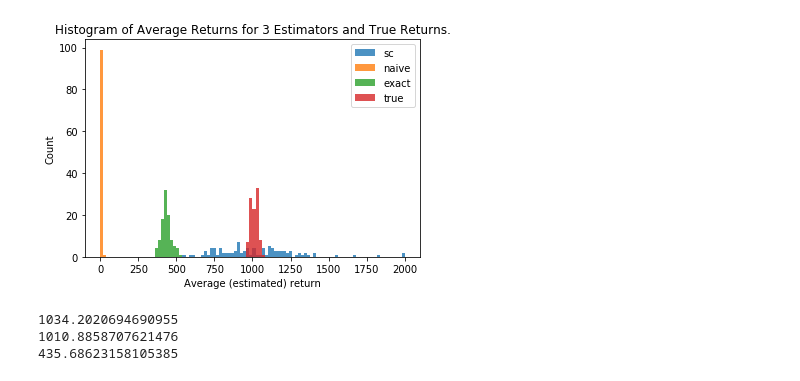
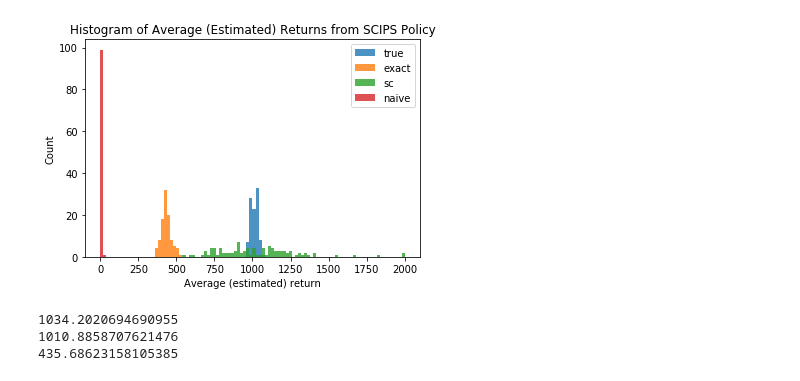
Before and after one commit to blepfo/RL-MDPs, a Jupyter notebook: Untitled.ipynb, the cells around one changed output. Drawn from its saved outputs; the diff is of its cells as text; code cells hidden in the pictures.

```diff
--- a/Untitled.ipynb
+++ b/Untitled.ipynb
@@ -4,2 +5,12 @@ import pickle
 
 m=100
+# %%
+rmses_naive_random = pickle.load(open('rmses_native_random.pickle', 'rb'))
+rmses_sc_random = pickle.load(open('rmses_sc_random.pickle', 'rb'))
+perfect_returns_random = pickle.load(open('perfect_returns_random.pickle', 'rb'))
+naive_returns_random = pickle.load(open('naive_returns_random.pickle', 'rb'))
+sc_returns_random = pickle.load(open('sc_returns_random.pickle', 'rb'))
+true_returns_random = pickle.load(open('true_returns_random.pickle', 'rb'))
+
+# s=5, a=5, l=4, m=100, T=20, reward=100 +- 1
+# 100 samples
@@ -5,0 +41,6 @@ m=100
+# %%
+rmses_naive_0 = pickle.load(open('rmses_native_0.pickle', 'rb'))
+rmses_sc_0 = pickle.load(open('rmses_sc_0.pickle', 'rb'))
+
+# s=9, a=5, l=4, m=100, T=20, reward = 0 +- 1
+# 1000 samples
@@ -30,17 +84,17 @@ plt.show()
 # %%
 binwidth = 20
 bins = np.arange(0, 2000 + binwidth, binwidth)
+plt.hist(true_returns_100, label='true', bins=bins, alpha=0.8)
+plt.hist(perfect_returns_100, label='exact', bins=bins, alpha=0.8)
 plt.hist(sc_returns_100, label='sc', bins=bins, alpha=0.8)
 plt.hist(naive_returns_100, label='naive', bins=bins, alpha=0.8)
-plt.hist(perfect_returns_100, label='exact', bins=bins, alpha=0.8)
-plt.hist(true_returns_100, label='true', bins=bins, alpha=0.8)
 plt.xlabel('Average (estimated) return')
 plt.ylabel('Count')
-plt.title('Histogram of Average Returns for 3 Estimators and True Returns.')
+plt.title('Histogram of Average (Estimated) Returns from SCIPS Policy')
 plt.legend()
 plt.show()
 # %% [output]
-[figure, old version]
+[figure, new version]
 # %%
 print(np.mean(sc_returns_100))
 print(np.mean(true_returns_100))
```
Also changed, not shown: parts of 19 cells of this notebook, 20 other files.
